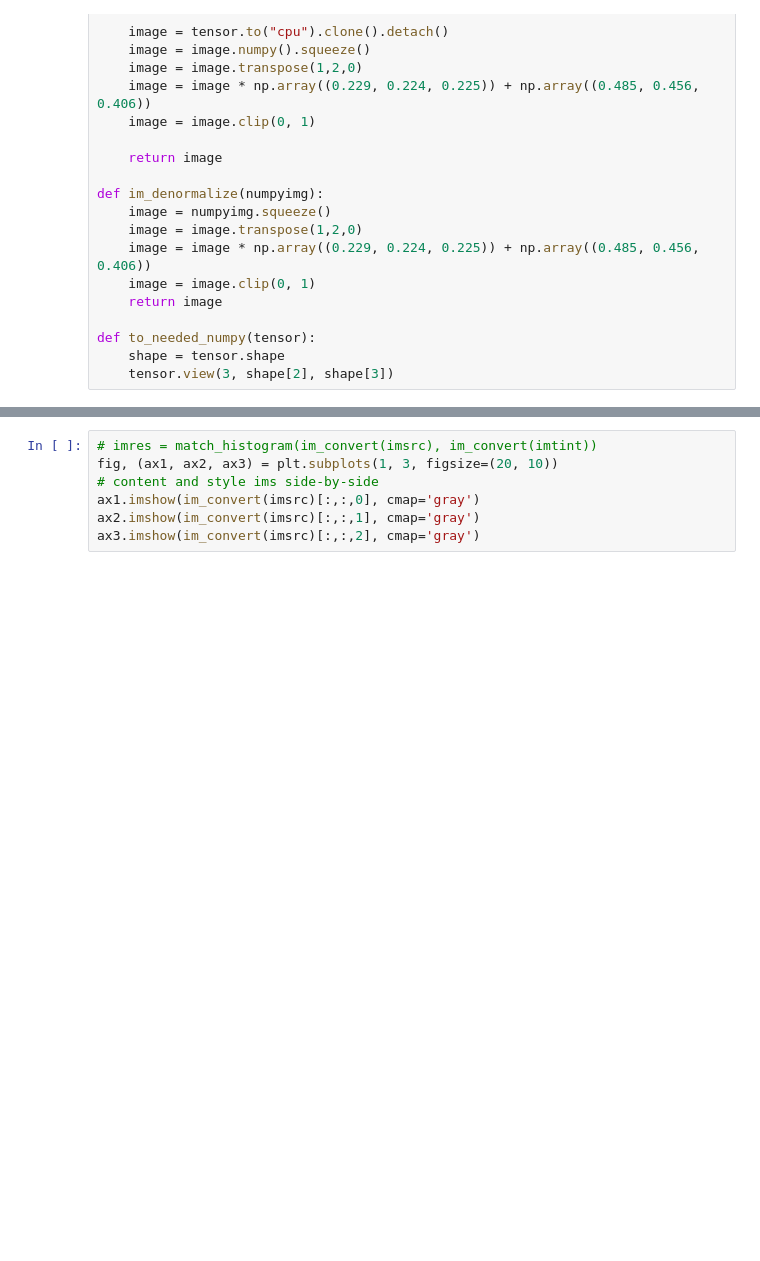
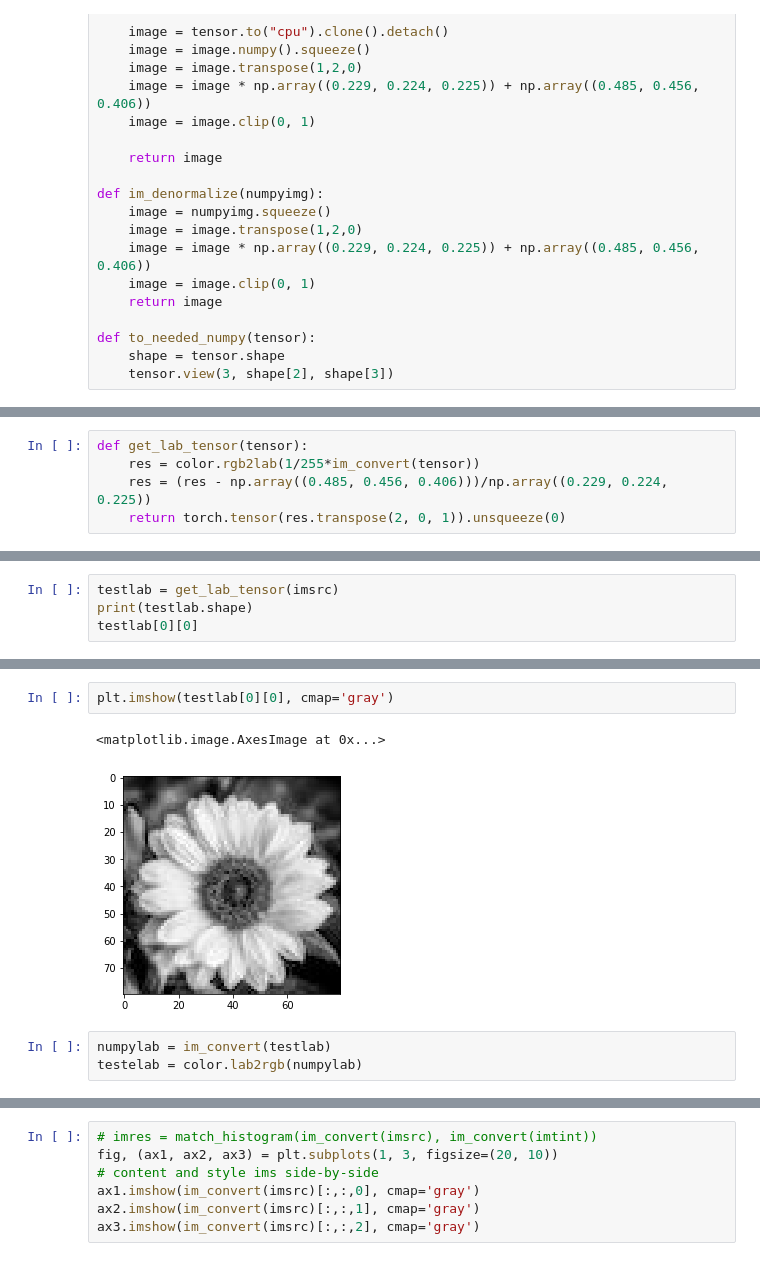
Before and after one commit to hallpaz/colorization_experiments, a Jupyter notebook: Histogram Match.ipynb, the cells around one changed output, grey strips where cells are left out. Drawn from its saved outputs; the diff is of its cells as text; blank space fills up the shorter version.

```diff
--- a/Histogram Match.ipynb
+++ b/Histogram Match.ipynb
@@ -76,0 +77,5 @@ torch.Size([1, 3, 400, 480])
+# %%
+def get_lab_tensor(tensor):
+    res = color.rgb2lab(1/255*im_convert(tensor))
+    res = (res - np.array((0.485, 0.456, 0.406)))/np.array((0.229, 0.224, 0.225))
+    return torch.tensor(res.transpose(2, 0, 1)).unsqueeze(0)
@@ -76,0 +94,4 @@ torch.Size([1, 3, 400, 480])
+# %%
+testlab = get_lab_tensor(imsrc)
+print(testlab.shape)
+testlab[0][0]
@@ -76,0 +108,8 @@ torch.Size([1, 3, 400, 480])
+# %%
+plt.imshow(testlab[0][0], cmap='gray')
+# %% [output]
+<matplotlib.image.AxesImage at 0x...>
+[figure, added]
+# %%
+numpylab = im_convert(testlab)
+testelab = color.lab2rgb(numpylab)
```
Also changed, not shown: parts of 10 cells of this notebook, 4 other files.
